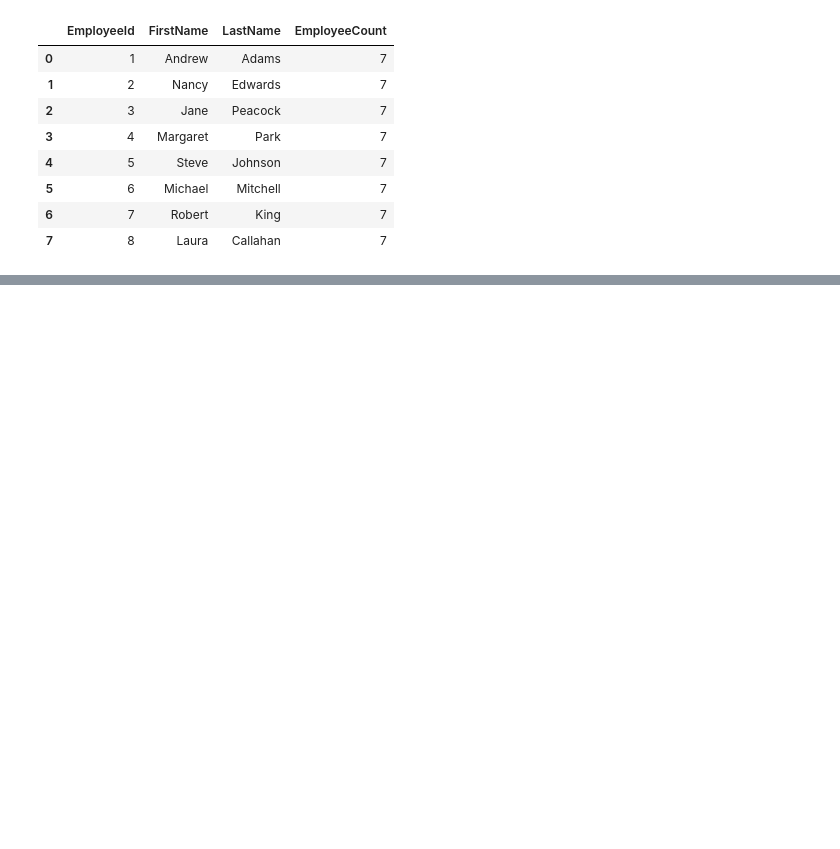
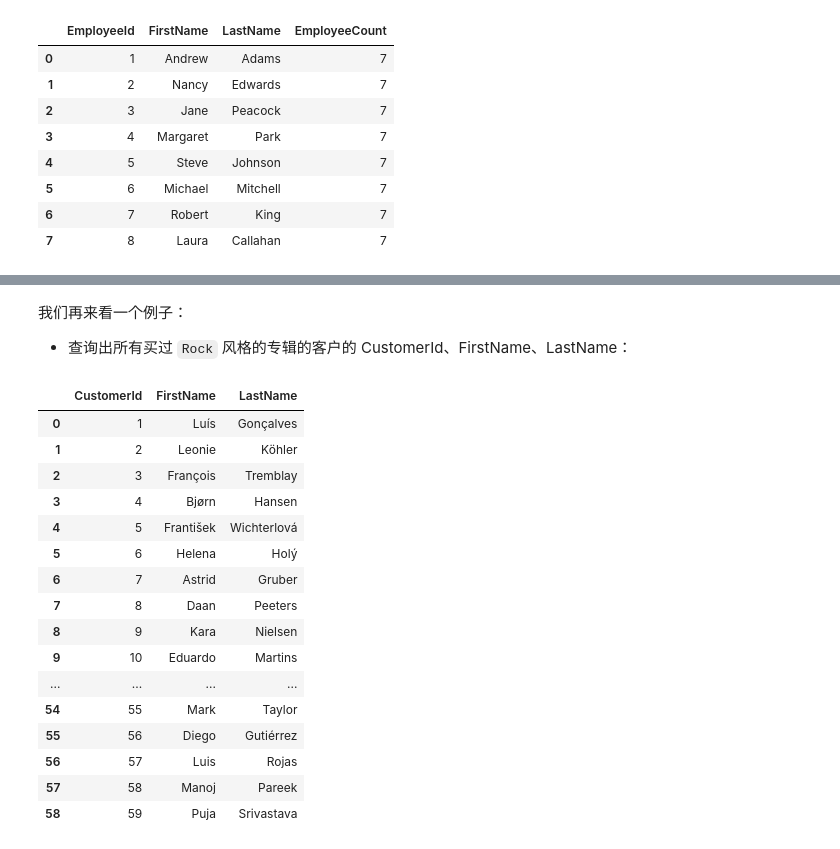
Before and after one commit to zhangfan9607243/NavigationBA_Codes, a Jupyter notebook: codes/Module4/Topic03/Topic03_04/Topic03_04.ipynb, the cells around one changed output, grey strips where cells are left out. Cells and saved outputs as stored; diff of their text form; code cells hidden in the pictures; blank space fills up the shorter version.

```diff
--- a/codes/Module4/Topic03/Topic03_04/Topic03_04.ipynb
+++ b/codes/Module4/Topic03/Topic03_04/Topic03_04.ipynb
@@ -221,0 +407,39 @@ FROM Employee
+# %% [markdown]
+我们再来看一个例子：
+
+- 查询出所有买过 `Rock` 风格的专辑的客户的 CustomerId、FirstName、LastName：
+# %%
+%%sql
+SELECT
+    C.CustomerId,
+    C.FirstName,
+    C.LastName
+FROM Customer AS C
+WHERE EXISTS (
+    SELECT 1
+    FROM Invoice AS I
+    JOIN InvoiceLine AS IL ON I.InvoiceId = IL.InvoiceId
+    JOIN Track AS T ON IL.TrackId = T.TrackId
+    JOIN Album AS A ON T.AlbumId = A.AlbumId
+    JOIN Genre AS G ON T.GenreId = G.GenreId
+    WHERE I.CustomerId = C.CustomerId
+    AND G.Name LIKE '%Rock%'
+)
+# %% [output]
+|  | CustomerId | FirstName | LastName |
+| 0 | 1 | Luís | Gonçalves |
+| 1 | 2 | Leonie | Köhler |
+| 2 | 3 | François | Tremblay |
+| 3 | 4 | Bjørn | Hansen |
+| 4 | 5 | František | Wichterlová |
+| 5 | 6 | Helena | Holý |
+| 6 | 7 | Astrid | Gruber |
+| 7 | 8 | Daan | Peeters |
+| 8 | 9 | Kara | Nielsen |
+| 9 | 10 | Eduardo | Martins |
+| ... | ... | ... | ... |
+| 54 | 55 | Mark | Taylor |
+| 55 | 56 | Diego | Gutiérrez |
+| 56 | 57 | Luis | Rojas |
+| 57 | 58 | Manoj | Pareek |
+| 58 | 59 | Puja | Srivastava |
```
Also changed, not shown: parts of 12 cells of this notebook, 22 other files.
